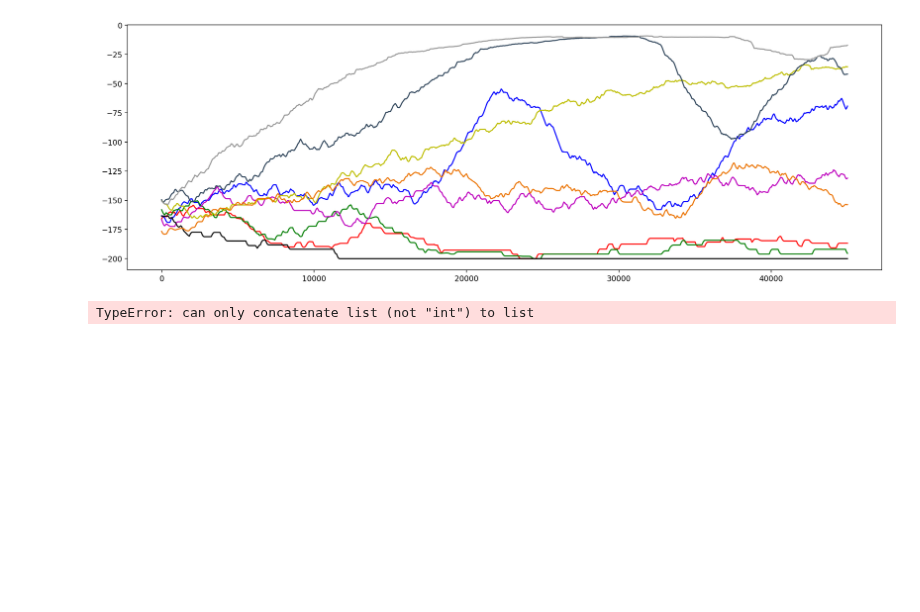
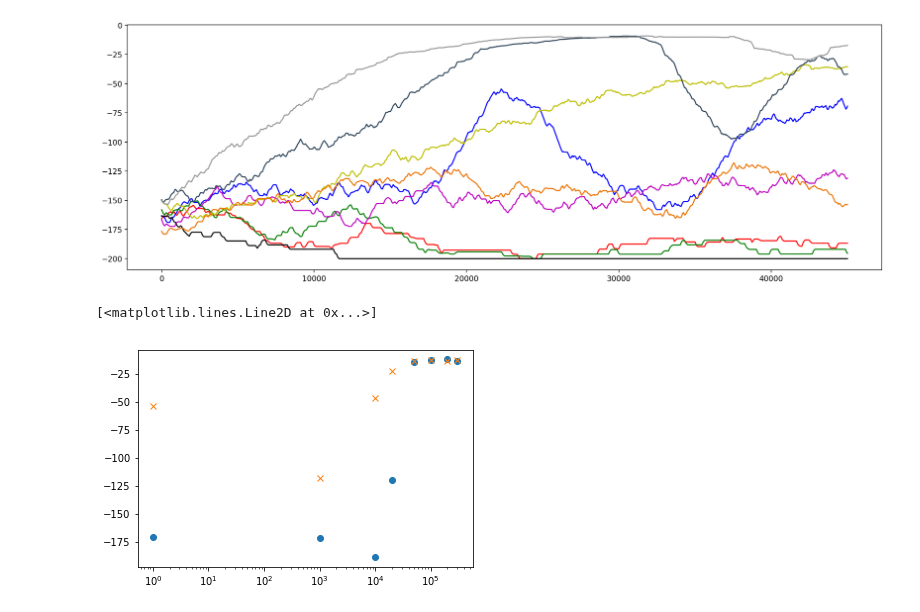
Before and after one commit to psurya1994/successor-feature-representations, a Jupyter notebook: notebooks/12-visualize-learning-curves.ipynb, the cells around one changed output. Saved outputs shown, nothing was run; the diff lists cells and outputs as text; code cells hidden in the pictures; blank space fills up the shorter version.

```diff
--- a/notebooks/12-visualize-learning-curves.ipynb
+++ b/notebooks/12-visualize-learning-curves.ipynb
@@ -74,7 +74,9 @@ for key, vals in rewards.items():
         avr = np.mean(vals[1][0])
         r_vec_2708.append(avr)
 # %%
-plt.semilogx(iters, r_vec_169, 'o')
-plt.semilogx(iters, r_vec_2708, 'x')
+iters2 = [i+1 for i in iters]
+plt.semilogx(iters2, r_vec_169, 'o')
+plt.semilogx(iters2, r_vec_2708, 'x')
 # %% [output]
-TypeError: can only concatenate list (not "int") to list
+[<matplotlib.lines.Line2D at 0x...>]
+[figure, added]
```
Also changed, not shown: 2 other files.
